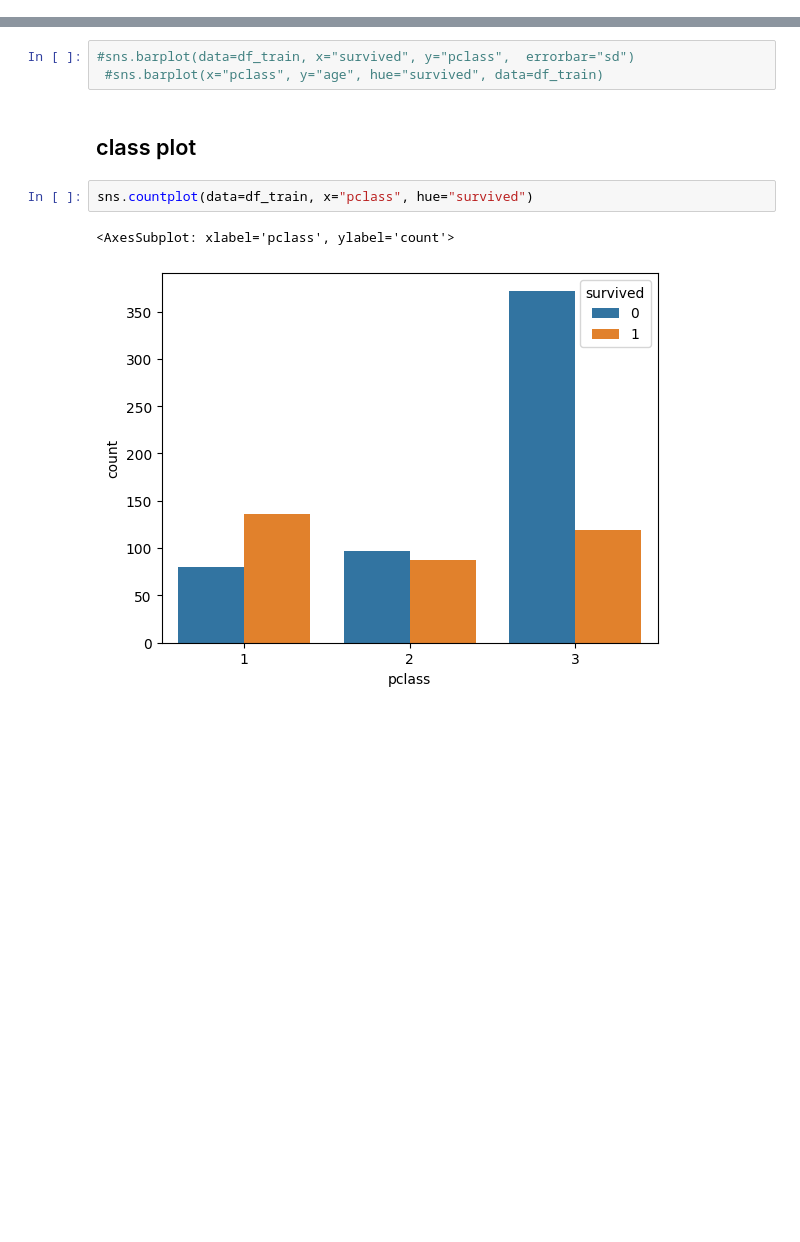
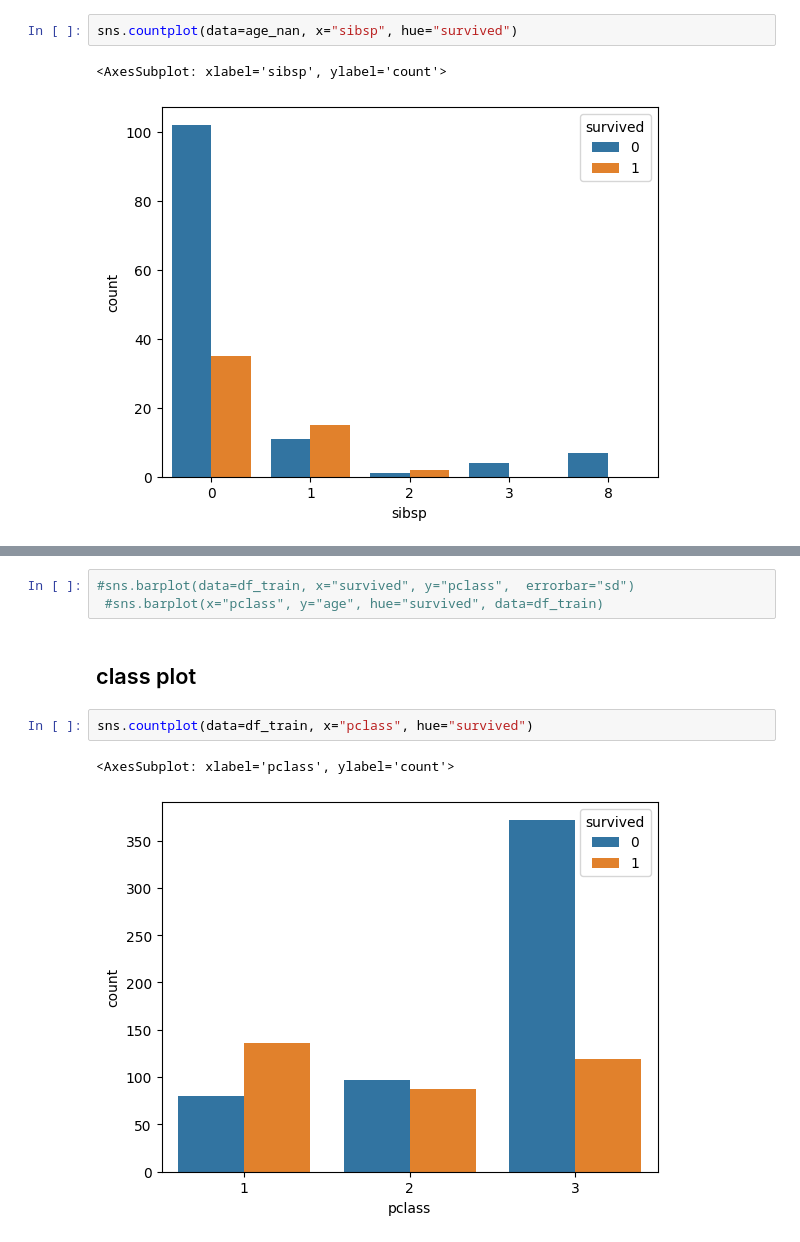
Before and after one commit to yona-av/titanic_kaggle, a Jupyter notebook: titanic_project.ipynb, the cells around one changed output, grey strips where cells are left out. Drawn from its saved outputs; the diff is of its cells as text; blank space fills up the shorter version.

```diff
--- a/titanic_project.ipynb
+++ b/titanic_project.ipynb
@@ -60,0 +128,5 @@ memory usage: 83.7+ KB
+# %%
+sns.countplot(data=age_nan, x="sibsp", hue="survived")
+# %% [output]
+<AxesSubplot: xlabel='sibsp', ylabel='count'>
+[figure, added]
```
Also changed, not shown: parts of 23 cells of this notebook.
